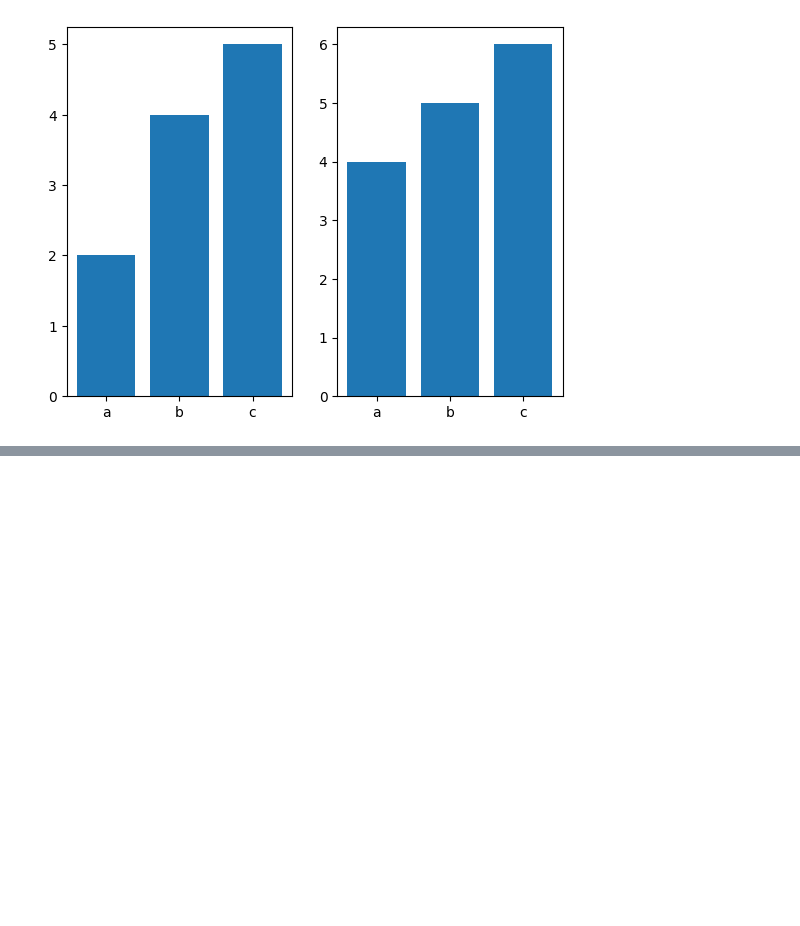
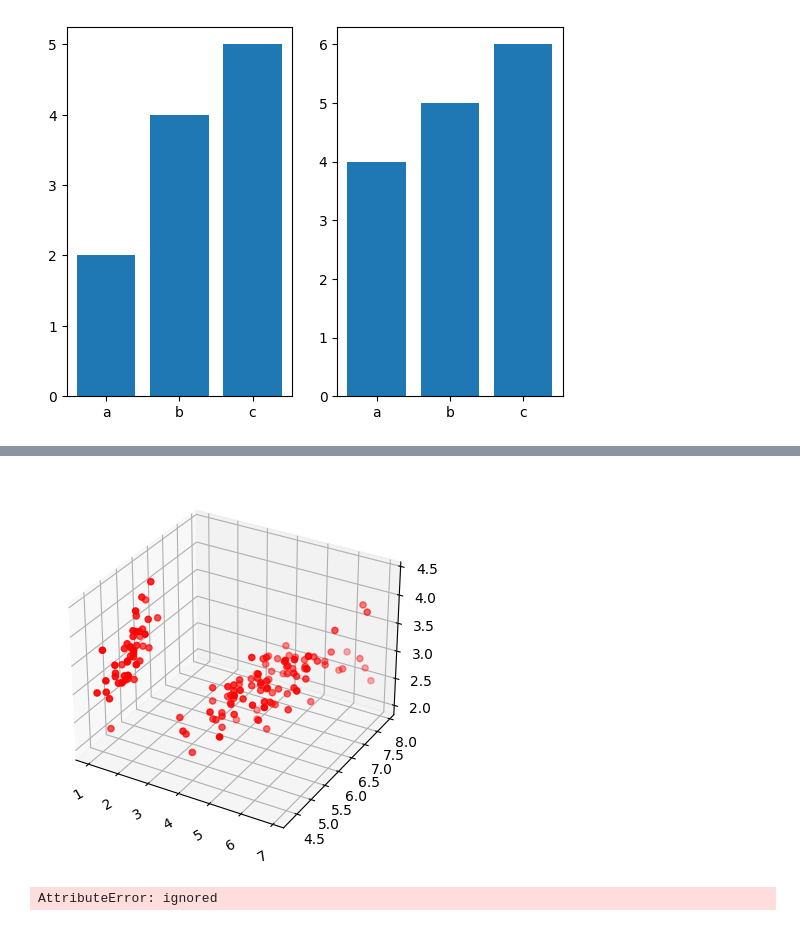
Before and after one commit to kanan110205/iti-tiwari, a Jupyter notebook: sunstone.ipynb, the cells around one changed output, grey strips where cells are left out. Saved outputs shown, nothing was run; the diff lists cells and outputs as text; code cells hidden in the pictures; blank space fills up the shorter version.

```diff
--- a/sunstone.ipynb
+++ b/sunstone.ipynb
@@ -565,0 +584,32 @@ plt.show
+# %%
+from matplotlib import pyplot as plt
+from mpl_toolkits.mplot3d import Axes3D
+file = pd.read_csv('/iris.csv')
+
+fig=plt.figure()
+ax = fig.add_subplot(111,projection='3d')
+x=file['PetalLengthCm']
+y=file['SepalLengthCm']
+z=file['SepalWidthCm']
+ax.scatter(x,y,z,c='r')
+plt.xticks(rotation=30)
+plt.show()
+# %% [output]
+[figure, added]
+# %%
+from mpl_toolkits.mplot3d import Axes3D
+import matplotlib.pyplot as plt
+from matplotlib import cm
+import numpy as np
+fig = plt.figure
+ax= fig.gca(projection='3d')
+X=np.arange(-10,10,0.40)
+Y=np.arange(-10,10,0.40)
+X,Y = np.meshgrid(X,Y)
+R =np.sqrt(X**2+ Y**2)
+z=np.sin(R)
+surf=ax.plot_surface(X,Y,Z, camp=cm.Spectral)
+fig.colorbar(surf,shrink=0.5,aspect=5)
+plt.show
+# %% [output]
+AttributeError: ignored
```
Also changed, not shown: parts of 4 cells of this notebook.
